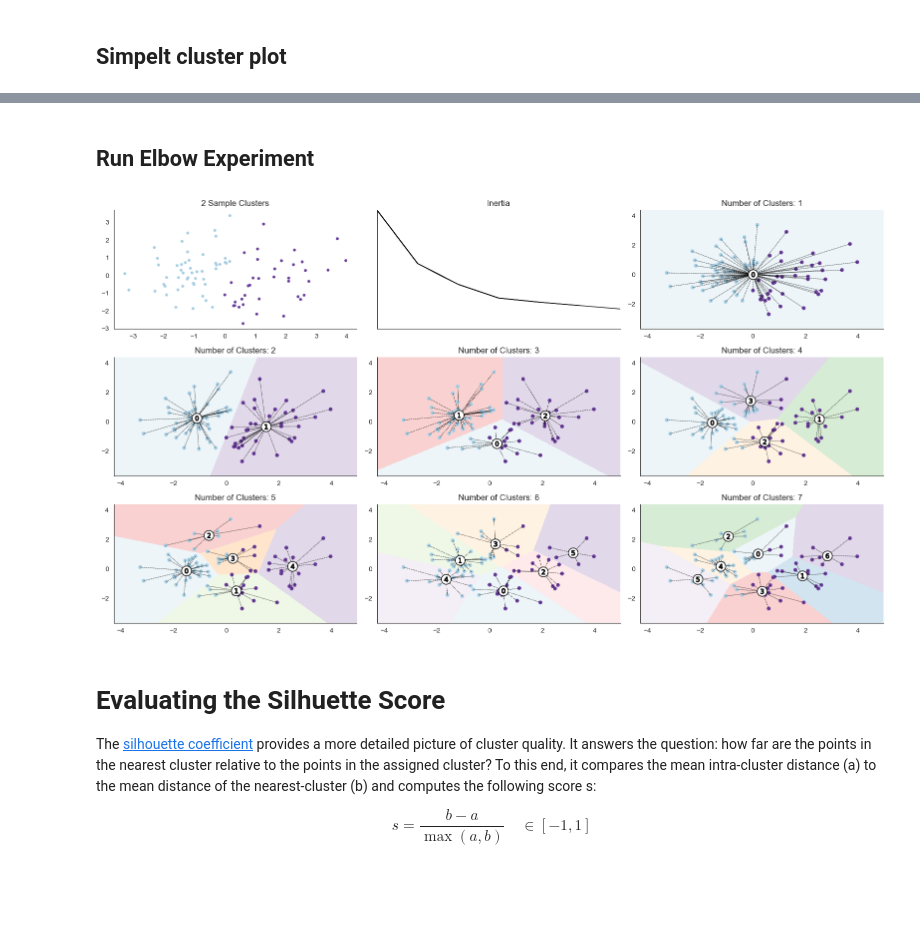
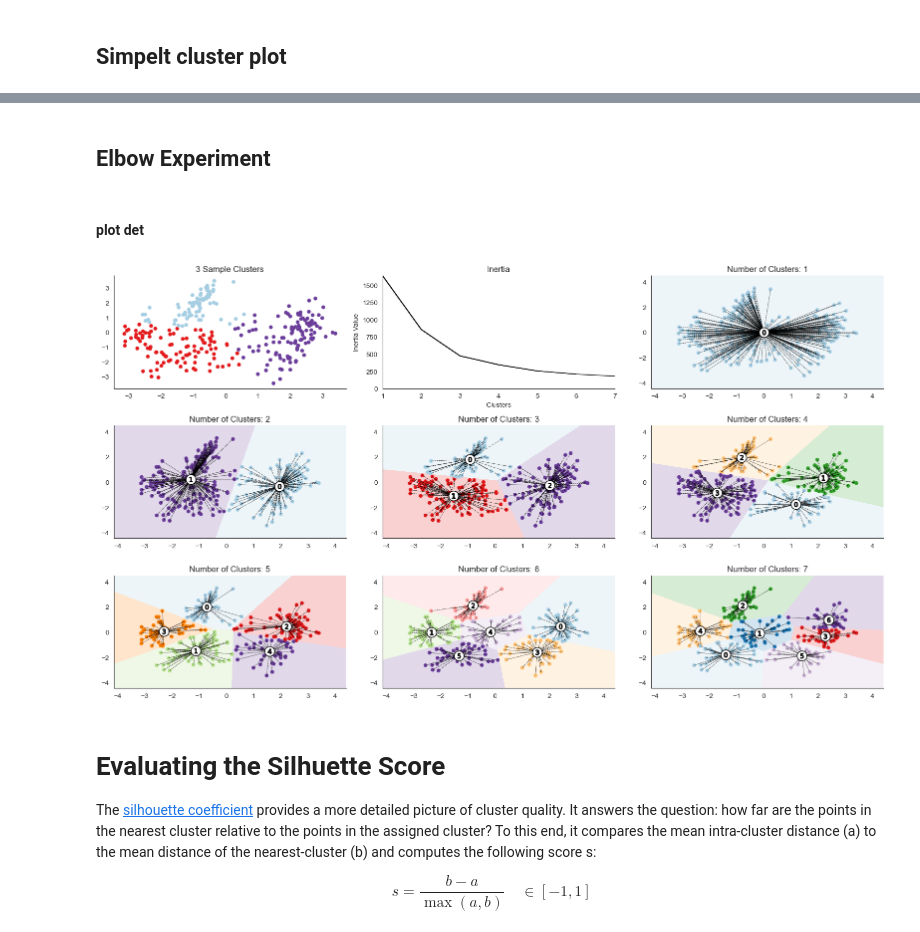
Before and after one commit to salgaard/KMeansClustering-For-HeartDiseaseAnalysis, a Jupyter notebook: KMeans_Analysis.ipynb, the cells around one changed output, grey strips where cells are left out. Drawn from its saved outputs; the diff is of its cells as text; code cells hidden in the pictures; blank space fills up the shorter version.

```diff
--- a/KMeans_Analysis.ipynb
+++ b/KMeans_Analysis.ipynb
@@ -297,8 +323,10 @@ def inertia_plot_update(inertias, ax, delay=1):
                   ax=ax,
                   xlim=(inertias.index[0], inertias.index[-1]),
                   ylim=(0, inertias.max()))
-    ax.axes.get_xaxis().set_visible(False)
-    ax.axes.get_yaxis().set_visible(False)
+    ax.set_xlabel(f"Clusters")
+    ax.set_ylabel("Inertia Value")
+    ax.axes.get_xaxis().set_visible(True)
+    ax.axes.get_yaxis().set_visible(True)
     display.display(plt.gcf())
     display.clear_output(wait=True)
     sleep(delay)
@@ -307,7 +335,7 @@ def plot_kmeans_result(data, labels, centroids,
                        assignments, ncluster, Z, ax):
 
     # plot data
-    ax.scatter(*data.T, c=labels, s=20, cmap=cmap)
+    ax.scatter(x, y, c=labels, s=20, cmap=cmap)
 
     # plot cluster centers
     ax.scatter(*centroids.T,
@@ -343,42 +371,36 @@ def plot_kmeans_result(data, labels, centroids,
     ax.set_title(f'Number of Clusters: {ncluster}')
     plt.tight_layout()
 # %% [markdown]
-## Run Elbow Experiment
+## Elbow Experiment
 # %%
 max_clusters = 7
 cluster_list = list(range(1, max_clusters + 1))
 inertias = pd.Series(index=cluster_list)
-# %%
-#data, labels = sample_clusters(n_clusters=n_clusters)
-
-x, y = X_pca_train.T
-# %%
-xx, yy = np.meshgrid(np.arange(x.min() - 1, x.max() + 1, .01),
-                     np.arange(y.min() - 1, y.max() + 1, .01))
+# %% [markdown]
+#### plot det
 # %%
 fig, axes = plt.subplots(ncols=3, nrows=3, figsize=(16, 9))
 axes = np.array(axes).flatten()
 
 axes[0].scatter(x, y,
-                c=cluster_labels_train, s=10,
+                c=cluster_labels, s=20,
                 cmap=cmap)
 axes[0].set_title('{} Sample Clusters'.format(n_cluster))
 for ax in axes:
     ax.axes.get_xaxis().set_visible(True)
     ax.axes.get_yaxis().set_visible(True)
 sns.despine();
 
-
 for c, n_cluster in enumerate(range(1, max_clusters + 1), 2):
-    kmeans = KMeans(n_clusters=n_cluster, random_state=42, n_init=10).fit(X_pca_train)
+    kmeans = KMeans(n_clusters=n_cluster, random_state=42, n_init=10).fit(pca_data)
     centroids, assignments, inertia = kmeans.cluster_centers_, kmeans.labels_, kmeans.inertia_
     inertias[n_cluster] = inertia
     inertia_plot_update(inertias, axes[1])
     Z = kmeans.predict(np.c_[xx.ravel(), yy.ravel()]).reshape(xx.shape)
-    plot_kmeans_result(X_pca_train, cluster_labels_train, centroids, assignments,  n_cluster, Z, axes[c])
+    plot_kmeans_result(pca_data, kmeans.labels_, centroids, assignments,  n_cluster, Z, axes[c])
 fig.tight_layout()
 # %% [output]
-[figure, old version]
+[figure, new version]
 # %% [markdown]
 # Evaluating the Silhuette Score
 
```
Also changed, not shown: parts of 33 cells of this notebook, 5 other files.
